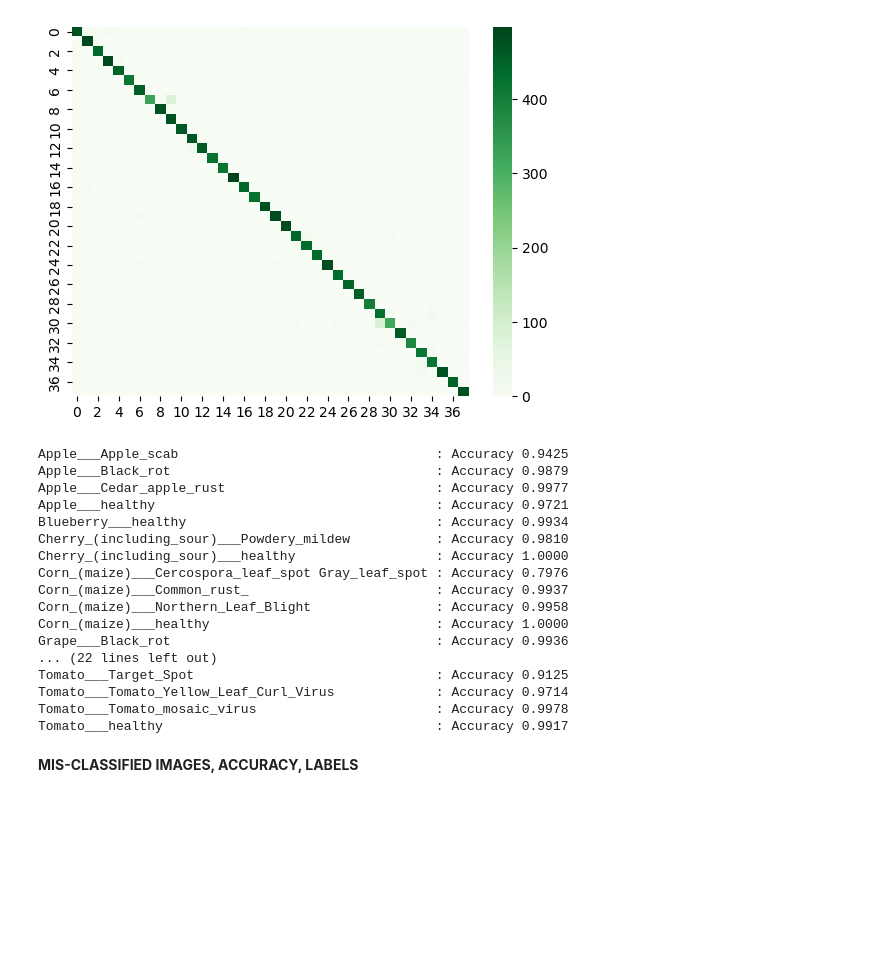
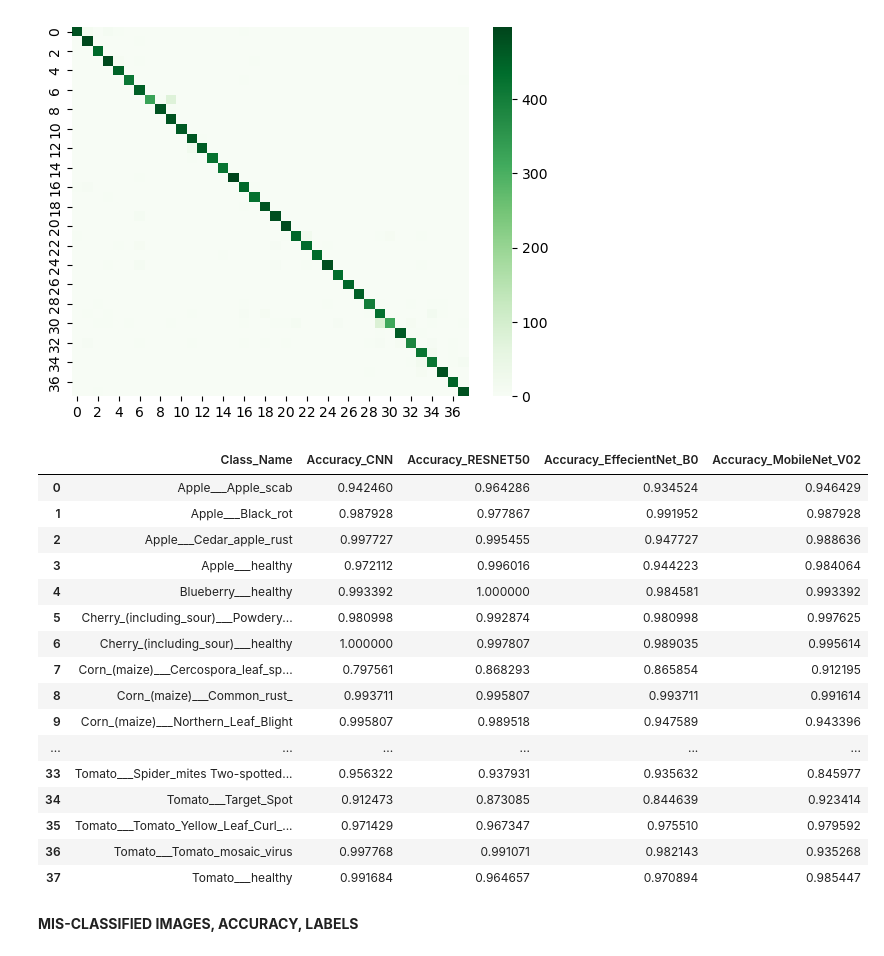
Before and after one commit to Frierensama/Plant_Disease_Detection_and_Treatment_Recommendation, a Jupyter notebook: notebooks/Models_Evaluation.ipynb, the cells around one changed output. Saved outputs shown, nothing was run; the diff lists cells and outputs as text; code cells hidden in the pictures; blank space fills up the shorter version.

```diff
--- a/notebooks/Models_Evaluation.ipynb
+++ b/notebooks/Models_Evaluation.ipynb
@@ -325,4 +317,2 @@ Corn_(maize)___Cercospora_leaf_spot Gray_leaf_spot       1.00      0.80      0.8
 # %% [markdown]
 **PER CLASS ACCURACY**
-# %%
-confusion_mat = confusion_matrix(all_labels, all_preds)
@@ -340,28 +319,16 @@ array([0.94246032, 0.98792757, 0.99772727, 0.97211155, 0.99339207,
+# %%
+def per_clas_accuracy(valid_labels,pred_labels):
+    confusion_mat = confusion_matrix(valid_labels, pred_labels)
+    per_class_accuracy = confusion_mat.diagonal()/confusion_mat.sum(axis=1)
+
+    return per_class_accuracy
 # %%
 sns.heatmap(confusion_mat, cmap='Greens')
 # %% [output]
 <Axes: >
 [figure]
 # %%
-per_class_accuracy = confusion_mat.diagonal()/confusion_mat.sum(axis=1)
-
-for class_name, acc in zip(class_names, per_class_accuracy):
-    print(f'{class_name:50} : Accuracy {acc:.4f}')
+per_class_accuracy_cnn    = per_clas_accuracy(valid_labels, pred_cnn)
+per_class_accuracy_resnet = per_clas_accuracy(valid_labels, pred_resnet)
+per_class_accuracy_enet   = per_clas_accuracy(valid_labels, pred_enet)
+per_class_accuracy_mbnet  = per_clas_accuracy(valid_labels, pred_mbnet)
-# %% [output]
-Apple___Apple_scab                                 : Accuracy 0.9425
-Apple___Black_rot                                  : Accuracy 0.9879
-Apple___Cedar_apple_rust                           : Accuracy 0.9977
-Apple___healthy                                    : Accuracy 0.9721
-Blueberry___healthy                                : Accuracy 0.9934
-Cherry_(including_sour)___Powdery_mildew           : Accuracy 0.9810
-Cherry_(including_sour)___healthy                  : Accuracy 1.0000
-Corn_(maize)___Cercospora_leaf_spot Gray_leaf_spot : Accuracy 0.7976
-Corn_(maize)___Common_rust_                        : Accuracy 0.9937
-Corn_(maize)___Northern_Leaf_Blight                : Accuracy 0.9958
-Corn_(maize)___healthy                             : Accuracy 1.0000
-Grape___Black_rot                                  : Accuracy 0.9936
-... (22 lines left out)
-Tomato___Target_Spot                               : Accuracy 0.9125
-Tomato___Tomato_Yellow_Leaf_Curl_Virus             : Accuracy 0.9714
-Tomato___Tomato_mosaic_virus                       : Accuracy 0.9978
-Tomato___healthy                                   : Accuracy 0.9917
@@ -370,0 +335,25 @@ with open('per_class_acc_cnn.pkl','wb') as f:
+# %%
+df_per_class_accuracy = pd.DataFrame({'Class_Name':class_names,
+                                     'Accuracy_CNN':per_class_accuracy_cnn,
+                                     'Accuracy_RESNET50':per_class_accuracy_resnet,
+                                     'Accuracy_EffecientNet_B0':per_class_accuracy_enet,
+                                    'Accuracy_MobileNet_V02':per_class_accuracy_mbnet})
+df_per_class_accuracy
+# %% [output]
+|  | Class_Name | Accuracy_CNN | Accuracy_RESNET50 | Accuracy_EffecientNet_B0 | Accuracy_MobileNet_V02 |
+| 0 | Apple___Apple_scab | 0.942460 | 0.964286 | 0.934524 | 0.946429 |
+| 1 | Apple___Black_rot | 0.987928 | 0.977867 | 0.991952 | 0.987928 |
+| 2 | Apple___Cedar_apple_rust | 0.997727 | 0.995455 | 0.947727 | 0.988636 |
+| 3 | Apple___healthy | 0.972112 | 0.996016 | 0.944223 | 0.984064 |
+| 4 | Blueberry___healthy | 0.993392 | 1.000000 | 0.984581 | 0.993392 |
+| 5 | Cherry_(including_sour)___Powdery... | 0.980998 | 0.992874 | 0.980998 | 0.997625 |
+| 6 | Cherry_(including_sour)___healthy | 1.000000 | 0.997807 | 0.989035 | 0.995614 |
+| 7 | Corn_(maize)___Cercospora_leaf_sp... | 0.797561 | 0.868293 | 0.865854 | 0.912195 |
+| 8 | Corn_(maize)___Common_rust_ | 0.993711 | 0.995807 | 0.993711 | 0.991614 |
+| 9 | Corn_(maize)___Northern_Leaf_Blight | 0.995807 | 0.989518 | 0.947589 | 0.943396 |
+| ... | ... | ... | ... | ... | ... |
+| 33 | Tomato___Spider_mites Two-spotted... | 0.956322 | 0.937931 | 0.935632 | 0.845977 |
+| 34 | Tomato___Target_Spot | 0.912473 | 0.873085 | 0.844639 | 0.923414 |
+| 35 | Tomato___Tomato_Yellow_Leaf_Curl_... | 0.971429 | 0.967347 | 0.975510 | 0.979592 |
+| 36 | Tomato___Tomato_mosaic_virus | 0.997768 | 0.991071 | 0.982143 | 0.935268 |
+| 37 | Tomato___healthy | 0.991684 | 0.964657 | 0.970894 | 0.985447 |
```
Also changed, not shown: parts of 7 cells of this notebook.
